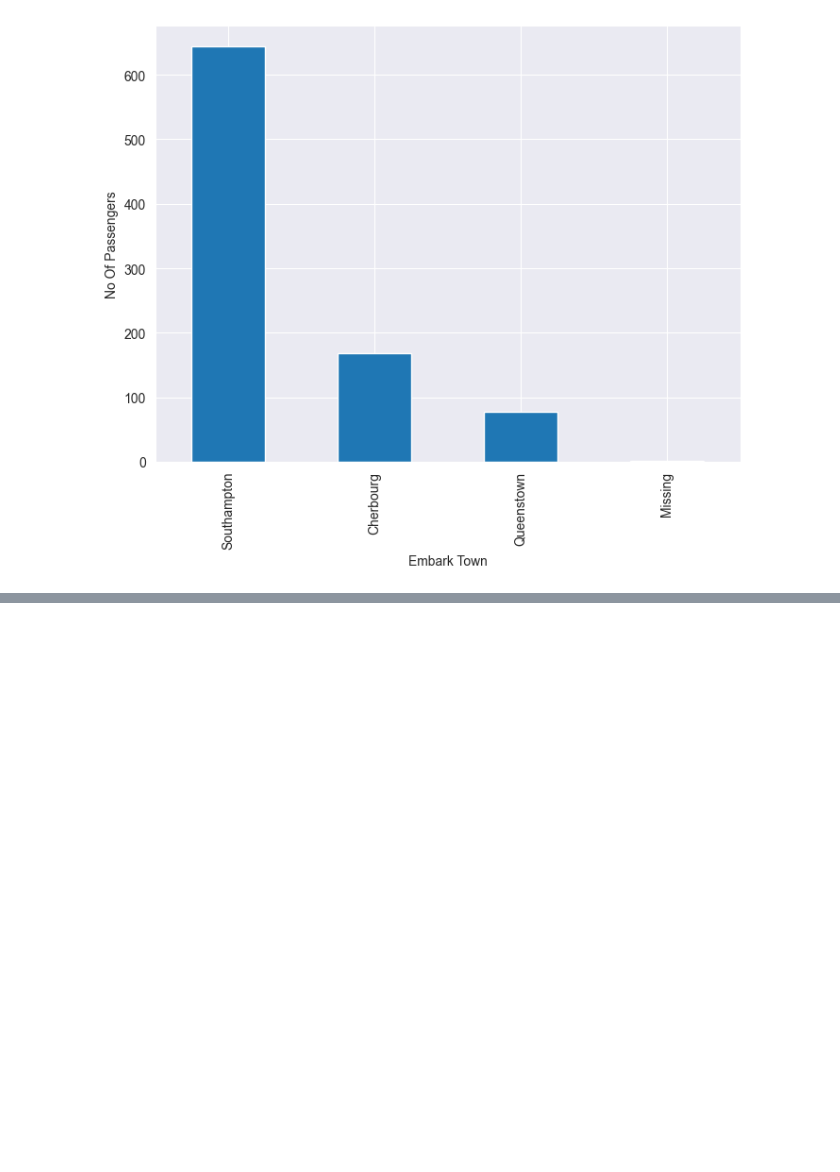
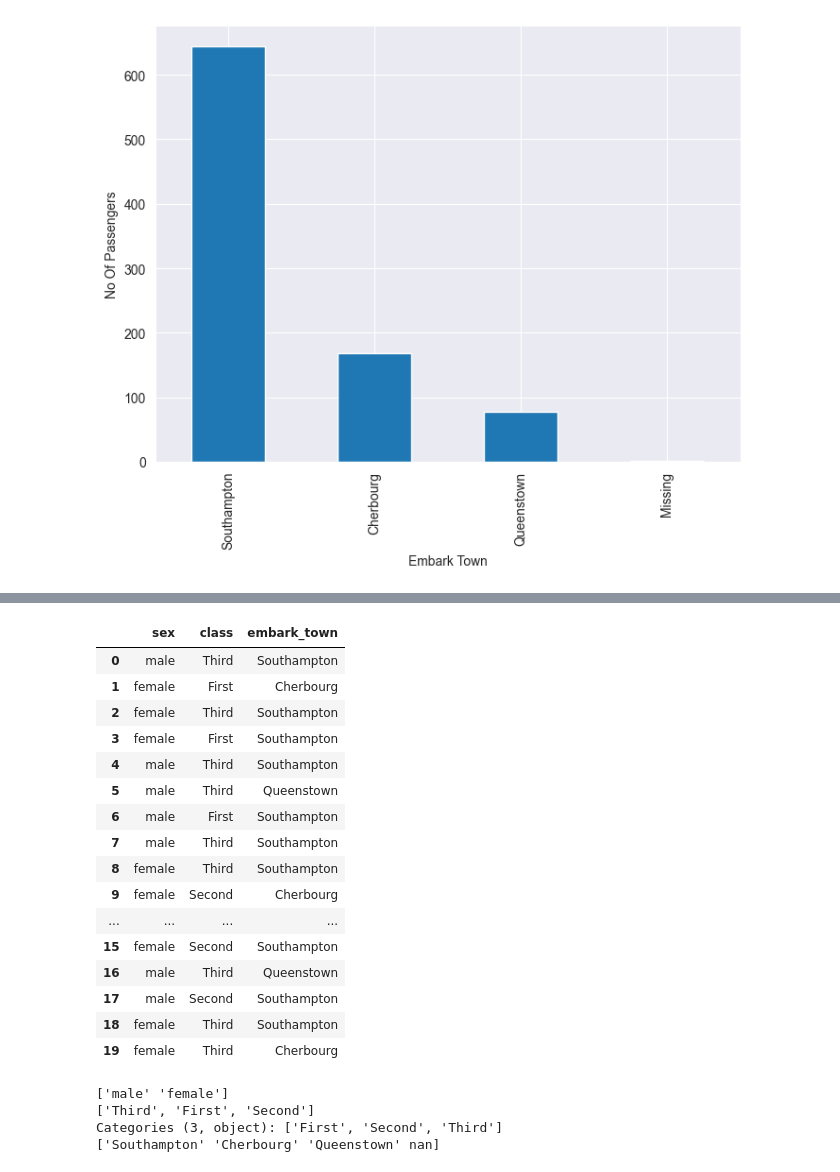
Before and after one commit to KennedyMungai/scikit-learn-intro, a Jupyter notebook: scikit_learn_intro.ipynb, the cells around one changed output, grey strips where cells are left out. Drawn from its saved outputs; the diff is of its cells as text; code cells hidden in the pictures; blank space fills up the shorter version.

Commit message:
Some data concatination using pandas

```diff
--- a/scikit_learn_intro.ipynb
+++ b/scikit_learn_intro.ipynb
@@ -363,0 +368,11 @@ Text(0, 0.5, 'No Of Passengers')
+# %%
+import matplotlib.pyplot as plt
+import seaborn as sns
+
+
+plt.rcParams['figure.figsize'] = [8, 6]
+sns.set_style('darkgrid')
+
+titanic_data = sns.load_dataset('titanic')
+
+titanic_data.head()
@@ -363,0 +386,30 @@ Text(0, 0.5, 'No Of Passengers')
+# %%
+titanic_data = titanic_data[['sex', 'class', 'embark_town']]
+titanic_data.head(20)
+# %% [output]
+|  | sex | class | embark_town |
+| 0 | male | Third | Southampton |
+| 1 | female | First | Cherbourg |
+| 2 | female | Third | Southampton |
+| 3 | female | First | Southampton |
+| 4 | male | Third | Southampton |
+| 5 | male | Third | Queenstown |
+| 6 | male | First | Southampton |
+| 7 | male | Third | Southampton |
+| 8 | female | Third | Southampton |
+| 9 | female | Second | Cherbourg |
+| ... | ... | ... | ... |
+| 15 | female | Second | Southampton |
+| 16 | male | Third | Queenstown |
+| 17 | male | Second | Southampton |
+| 18 | female | Third | Southampton |
+| 19 | female | Third | Cherbourg |
+# %%
+print(titanic_data['sex'].unique())
+print(titanic_data['class'].unique())
+print(titanic_data['embark_town'].unique())
+# %% [output]
+['male' 'female']
+['Third', 'First', 'Second']
+Categories (3, object): ['First', 'Second', 'Third']
+['Southampton' 'Cherbourg' 'Queenstown' nan]
```
Also changed, not shown: parts of 5 cells of this notebook.
